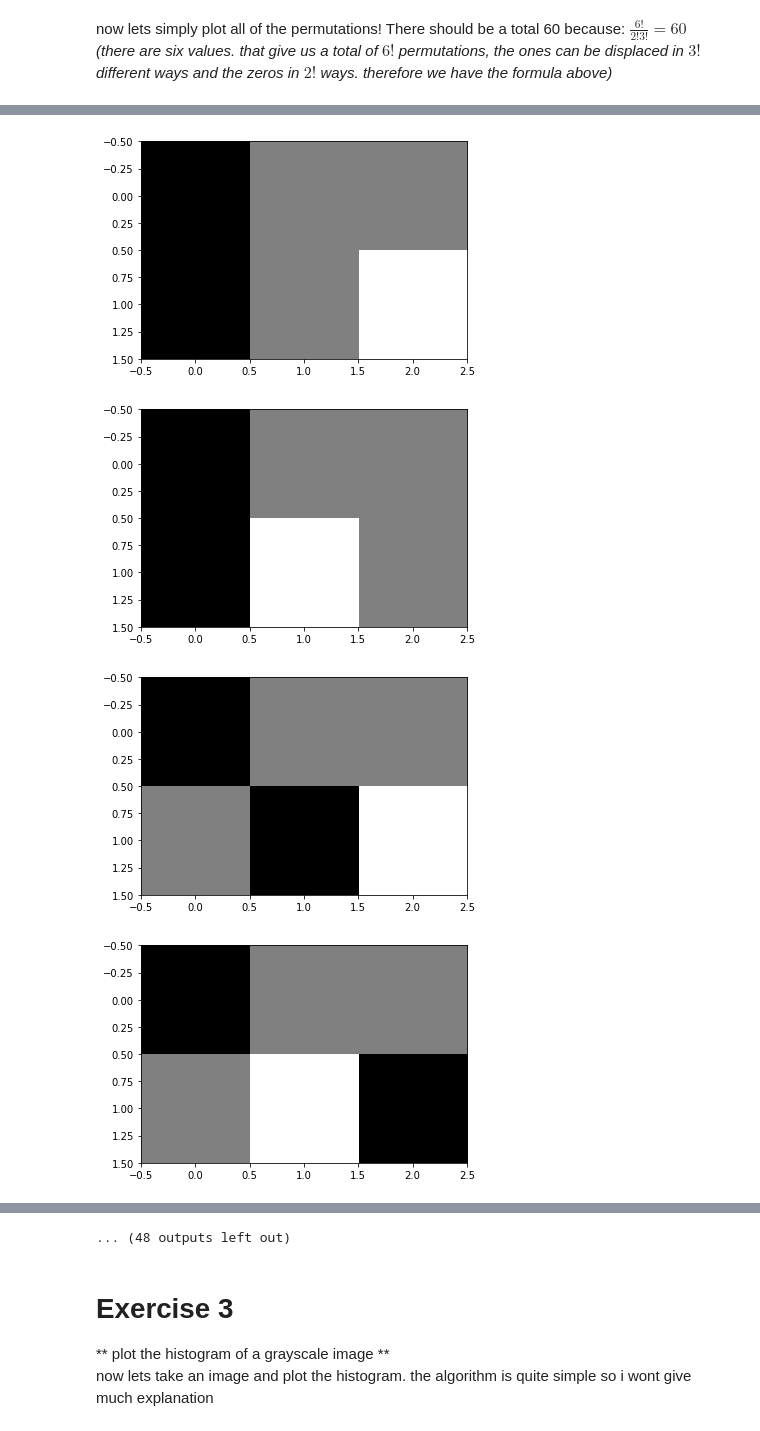
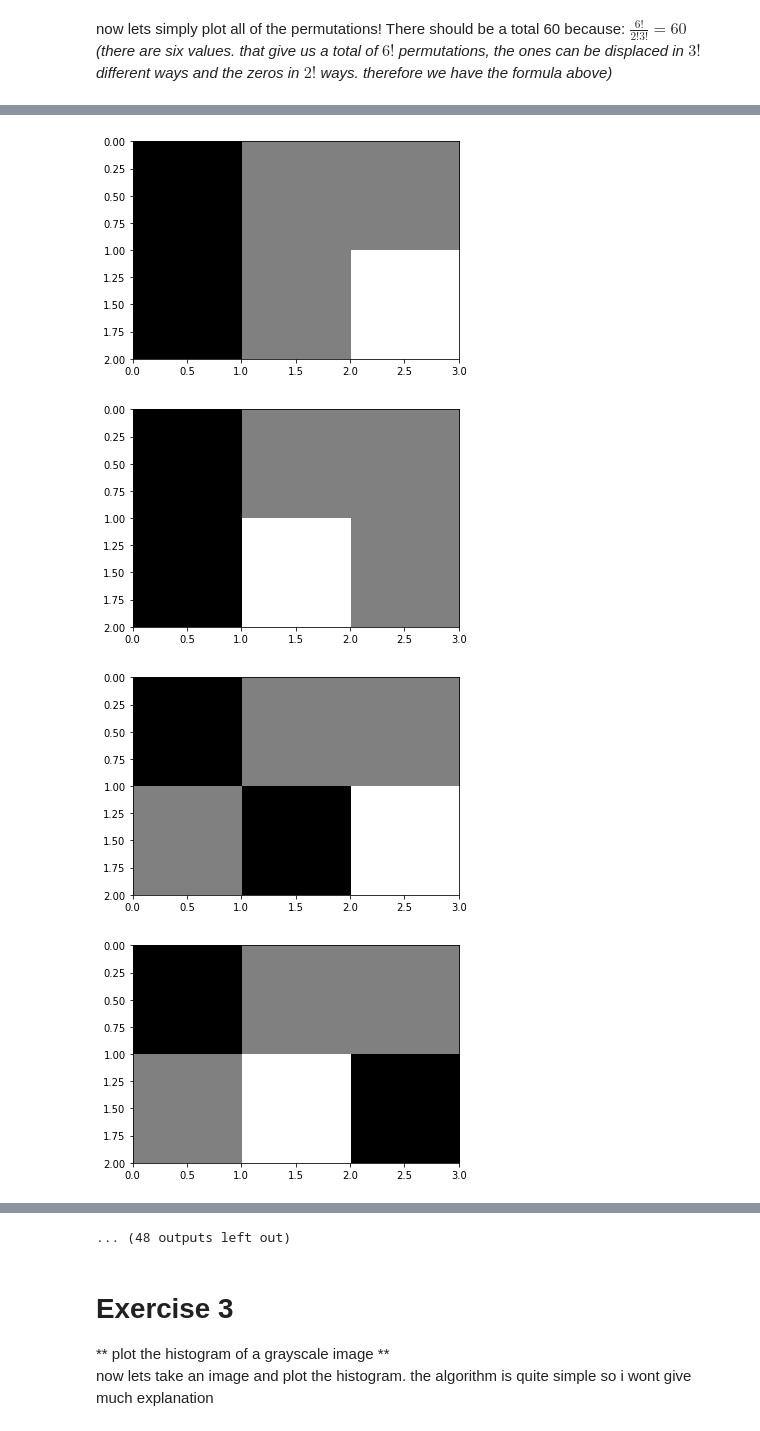
Before and after one commit to Mohammadhp/ComputerVisionExercises, a Jupyter notebook: Exercise1/Exercise1.ipynb, the cells around one changed output, grey strips where cells are left out. Cells and saved outputs as stored; diff of their text form; code cells hidden in the pictures.

```diff
--- a/Exercise1/Exercise1.ipynb
+++ b/Exercise1/Exercise1.ipynb
@@ -67,6 +73,6 @@ now lets simply plot all of the permutations! There should be a total 60 because
 *(there are six values. that give us a total of $6!$ permutations, the ones can be displaced in $3!$ different ways and the zeros in $2!$ ways. therefore we have the formula above)*
 # %%
 for permutation in unique_permutations:
-    plt.imshow(np.reshape(permutation, [2, 3]) , cmap='gray')
+    plt.imshow(np.reshape(permutation, [2, 3]) , cmap='gray', interpolation=None, extent=[0, 3, 2, 0])
     plt.show()
 # %% [output]
@@ -80,4 +86,4 @@ for permutation in unique_permutations:
-[figure, old version]
+[figure, new version]
-[figure, old version]
+[figure, new version]
-[figure, old version]
+[figure, new version]
-[figure, old version]
+[figure, new version]
```
Also changed, not shown: parts of 23 cells of this notebook, 1 other file.
